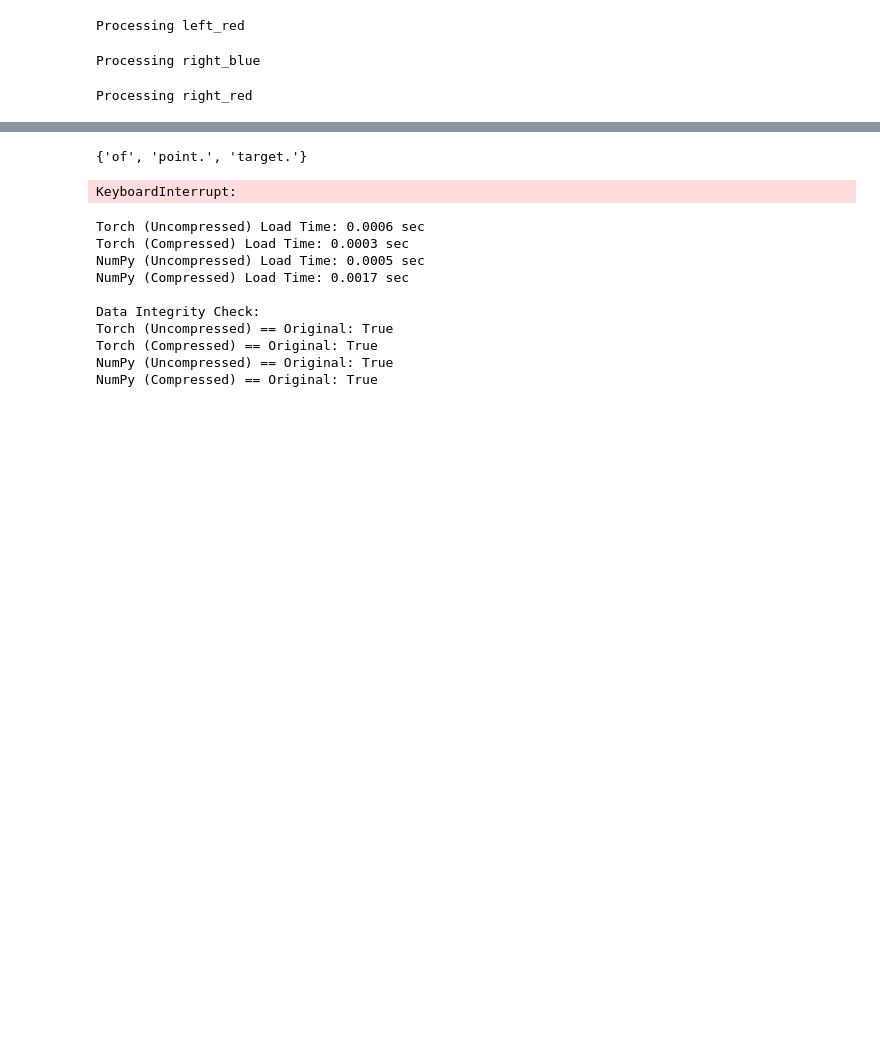
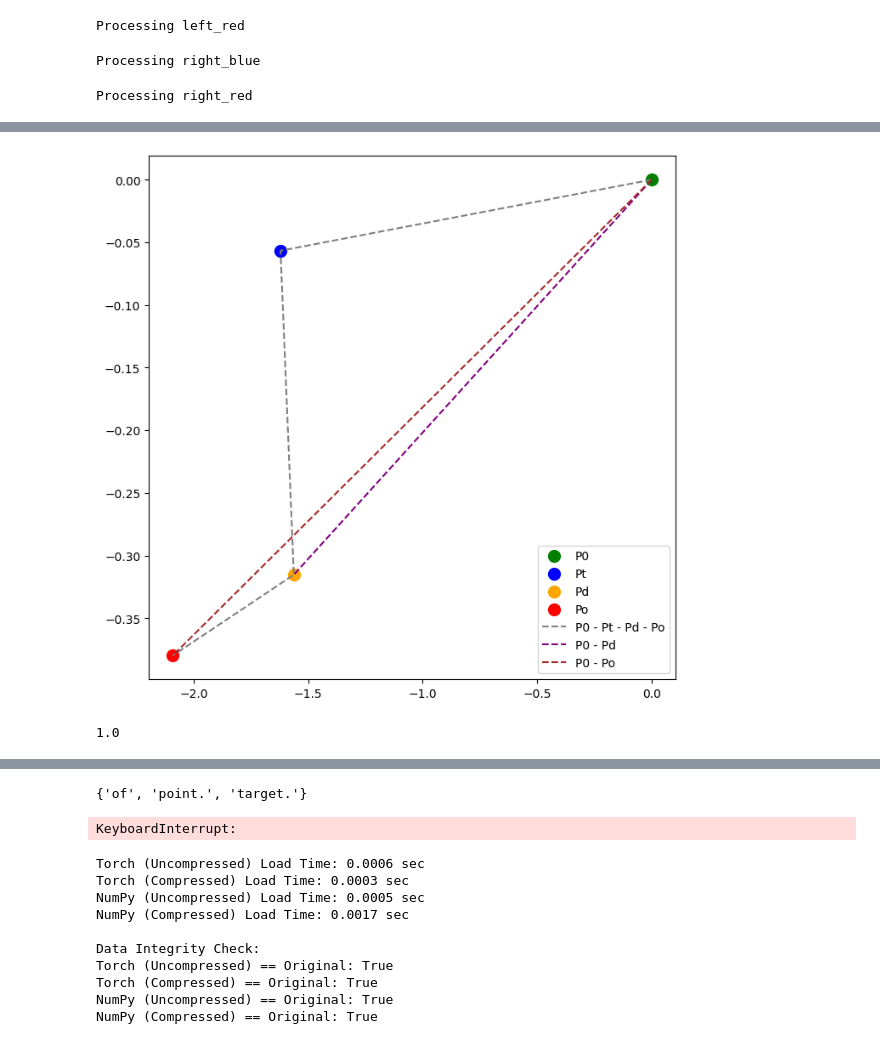
Before and after one commit to makramchahine/flex, a Jupyter notebook: MCMD_Sim/data_analysis.ipynb, the cells around one changed output, grey strips where cells are left out. Saved outputs shown, nothing was run; the diff lists cells and outputs as text; code cells hidden in the pictures; blank space fills up the shorter version.

```diff
--- a/MCMD_Sim/data_analysis.ipynb
+++ b/MCMD_Sim/data_analysis.ipynb
@@ -274,0 +338,2 @@ Processing right_red
+# %%
+sim = SimAnalyzer(traj_path)
@@ -274,0 +351,45 @@ Processing right_red
+# %%
+n_points = 8800
+c_steps = np.linspace(0, 1, n_points)
+c_steps = np.column_stack([
+    1 - (1 - c_steps)**3,
+    1 - (1 - c_steps)**5,
+    1 - (1 - c_steps)**20
+])
+t_yaw = np.linspace(0, 1, n_points) ** 1.6
+
+c_dir = Pd - Pt
+d_dir = Pd - P0
+
+c_values = 0.5 * np.sin(np.pi * c_steps)
+trajectory = P0[None, :] + c_steps * d_dir[None, :] + c_values * c_dir
+
+c_ortho = np.array([c_dir[1], -c_dir[0], 0])
+sgn = np.sign(np.dot(c_ortho, d_dir))
+dd = 0.8 * c_dir + 2 * c_ortho * sgn
+
+delta_xy = Pt[None, :2] + t_yaw[:, None] * dd[None, :2] - trajectory[:, :2]
+yaw_angles = np.unwrap(np.arctan2(delta_xy[:, 1], delta_xy[:, 0]))
+# %%
+Po = dd + Pt
+fig, ax = plt.subplots(figsize=(8, 8))
+
+ax.scatter(P0[0], P0[1], color='green', label='P0', s=100)
+ax.scatter(Pt[0], Pt[1], color='blue', label='Pt', s=100)
+ax.scatter(Pd[0], Pd[1], color='orange', label='Pd', s=100)
+ax.scatter(Po[0], Po[1], color='red', label='Po', s=100)
+
+ax.plot([P0[0], Pt[0], Pd[0], Po[0]], [P0[1], Pt[1], Pd[1], Po[1]], linestyle='--', color='gray', label='P0 - Pt - Pd - Po')
+ax.plot([P0[0], Pd[0]], [P0[1], Pd[1]], linestyle='--', color='purple', label='P0 - Pd')
+ax.plot([P0[0], Po[0]], [P0[1], Po[1]], linestyle='--', color='brown', label='P0 - Po')
+# ax.plot([Po[0], Pt[0]], [Po[1], Pt[1]], linestyle='--', color='pink', label='Po to Pt')
+
+ax.legend()
+
+plt.show()
+ang_t0d = calc_ang(P0[:2], Pt[:2], Pd[:2])
+ang_t0o = calc_ang(P0[:2], Pt[:2], Po)
+np.sign(ang_t0d -ang_t0o)
+# %% [output]
+[figure, added]
+1.0
```
Also changed, not shown: parts of 16 cells of this notebook, 1 other file.
